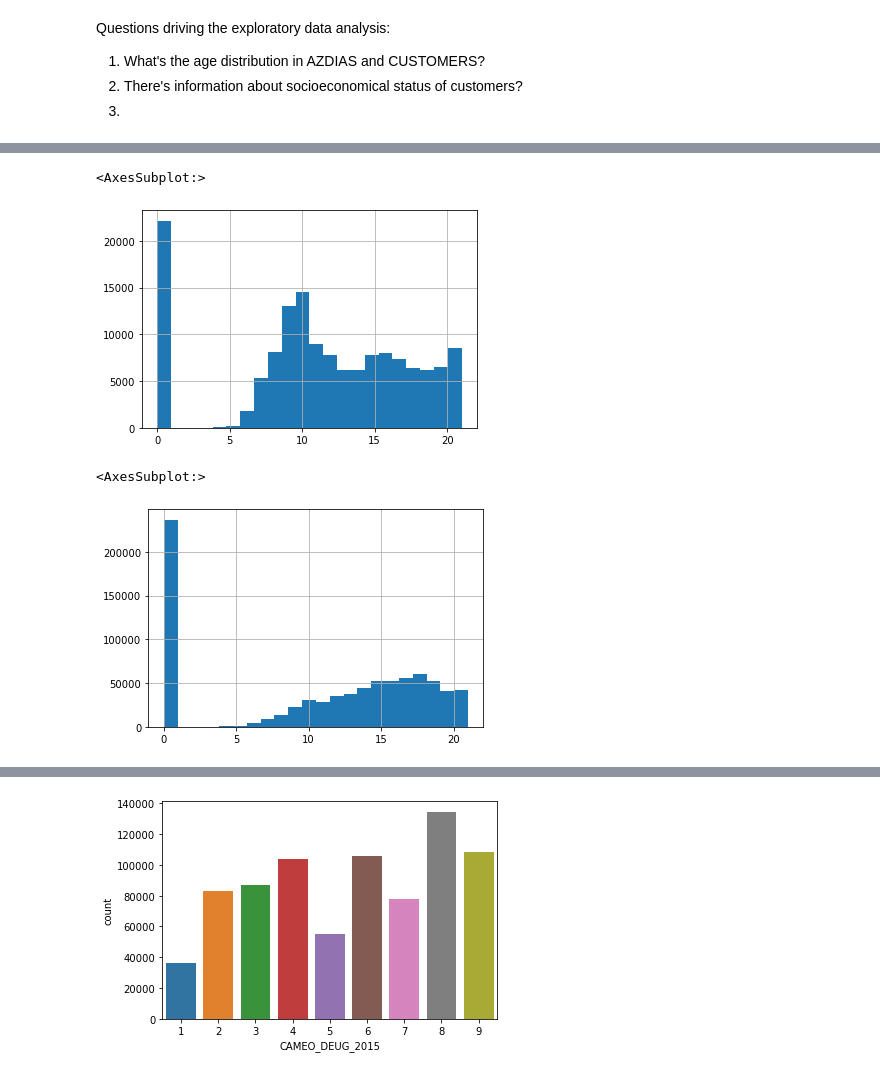
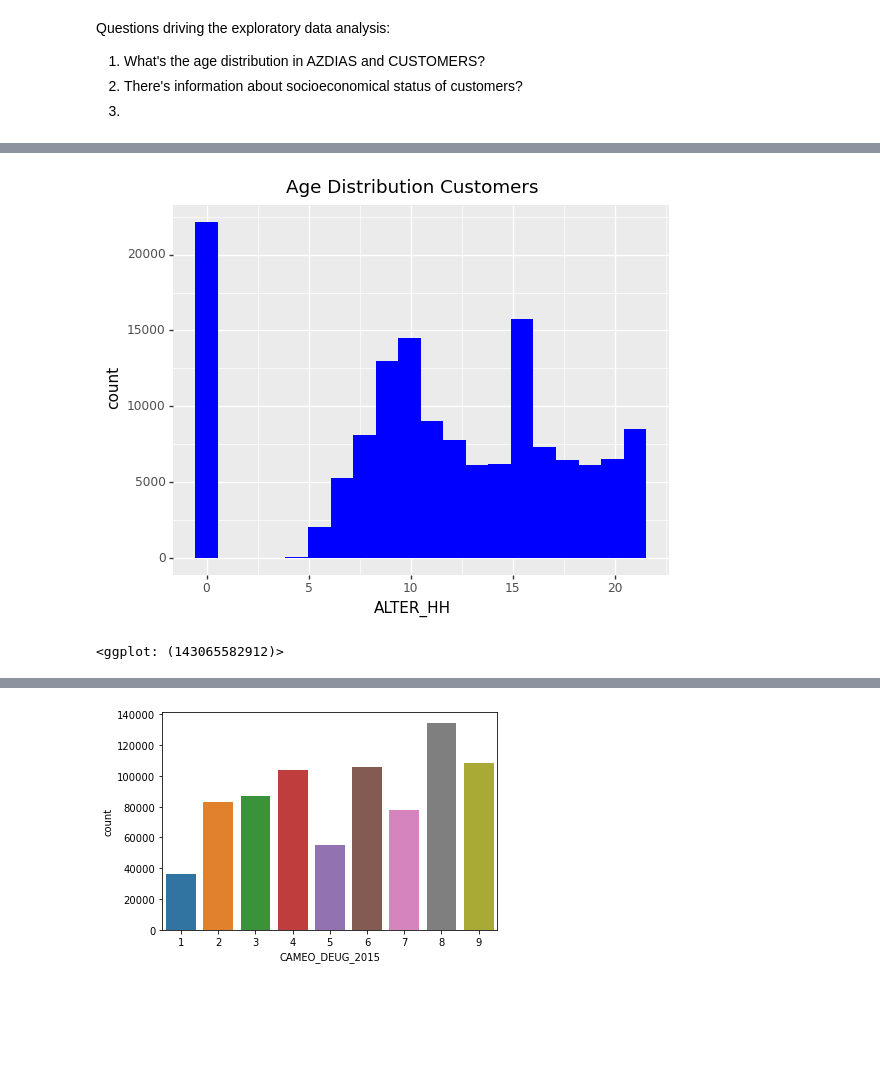
Before and after one commit to JoseAlexanderCL/CapstoneUD, a Jupyter notebook: Arvato Project Workbook.ipynb, the cells around one changed output, grey strips where cells are left out. Drawn from its saved outputs; the diff is of its cells as text; code cells hidden in the pictures; blank space fills up the shorter version.

```diff
--- a/Arvato Project Workbook.ipynb
+++ b/Arvato Project Workbook.ipynb
@@ -76,16 +78,9 @@ print(customers.shape)
 # %%
 # Age distribution in Customers
 # ALTER_HH definition: main age within the household
-
-customers['ALTER_HH'].hist(bins=22)
+(ggplot(customers, aes(x='ALTER_HH')) +
+ geom_histogram(bins=20, fill = 'b') +
+ ggtitle('Age Distribution Customers'))
 # %% [output]
+[figure, new version]
-<AxesSubplot:>
+<ggplot: (143065582912)>
-[figure, old version]
-# %%
-# Age distribution in AZDIAS
-# ALTER_HH: main age within the household
-
-azdias['ALTER_HH'].hist(bins=22)
-# %% [output]
-<AxesSubplot:>
-[figure, removed]
```
Also changed, not shown: parts of 64 cells of this notebook, 35 other files.
